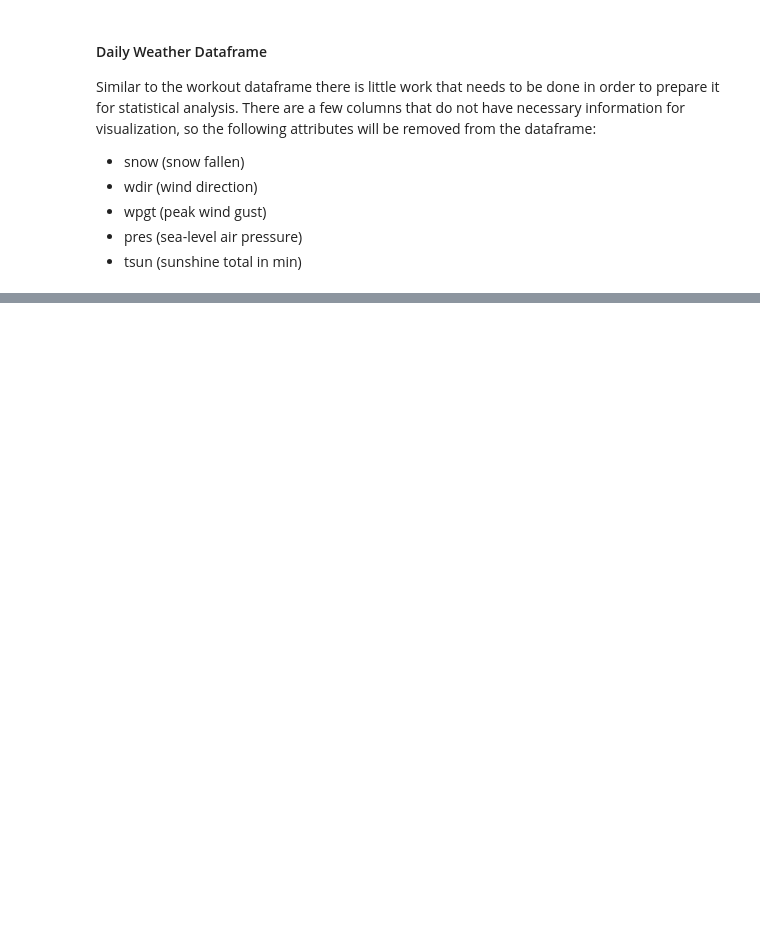
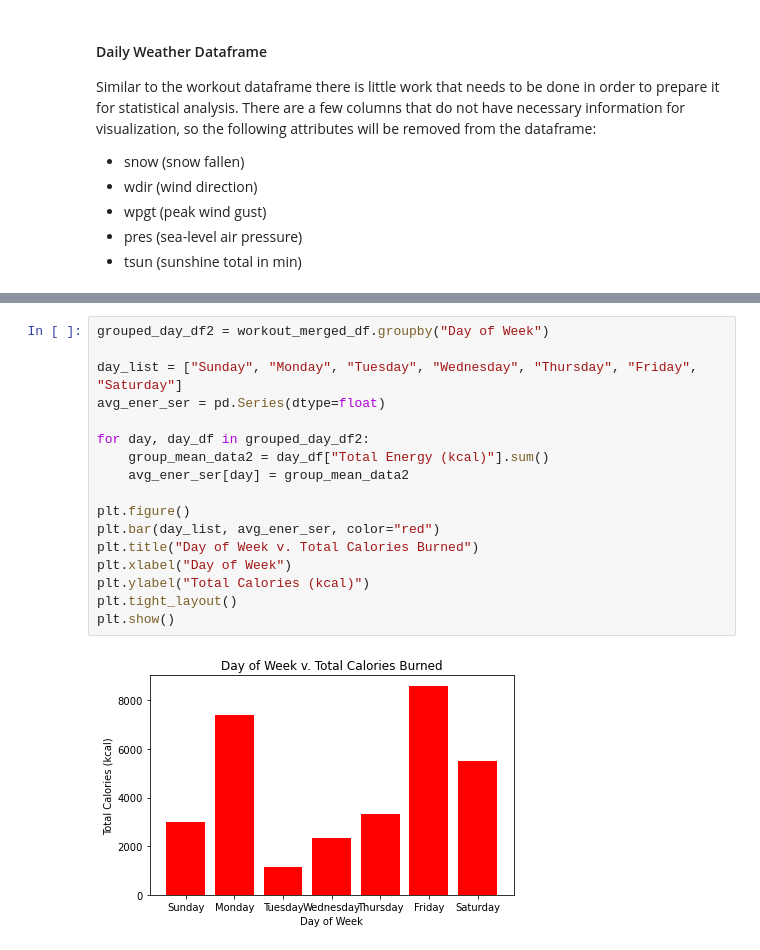
Before and after one commit to dgiacobbi/AppleFitnessEDA, a Jupyter notebook: AppleFitEDA.ipynb, the cells around one changed output, grey strips where cells are left out. Drawn from its saved outputs; the diff is of its cells as text; blank space fills up the shorter version.

```diff
--- a/AppleFitEDA.ipynb
+++ b/AppleFitEDA.ipynb
@@ -284,0 +413,19 @@ In order to properly find trends to visualize and test on, the cleaned dataframe
+# %%
+grouped_day_df2 = workout_merged_df.groupby("Day of Week")
+
+day_list = ["Sunday", "Monday", "Tuesday", "Wednesday", "Thursday", "Friday", "Saturday"]
+avg_ener_ser = pd.Series(dtype=float)
+
+for day, day_df in grouped_day_df2:
+    group_mean_data2 = day_df["Total Energy (kcal)"].sum()
+    avg_ener_ser[day] = group_mean_data2
+
+plt.figure()
+plt.bar(day_list, avg_ener_ser, color="red")
+plt.title("Day of Week v. Total Calories Burned")
+plt.xlabel("Day of Week")
+plt.ylabel("Total Calories (kcal)")
+plt.tight_layout()
+plt.show()
+# %% [output]
+[figure, added]
```
Also changed, not shown: parts of 26 cells of this notebook, 1 other file.
